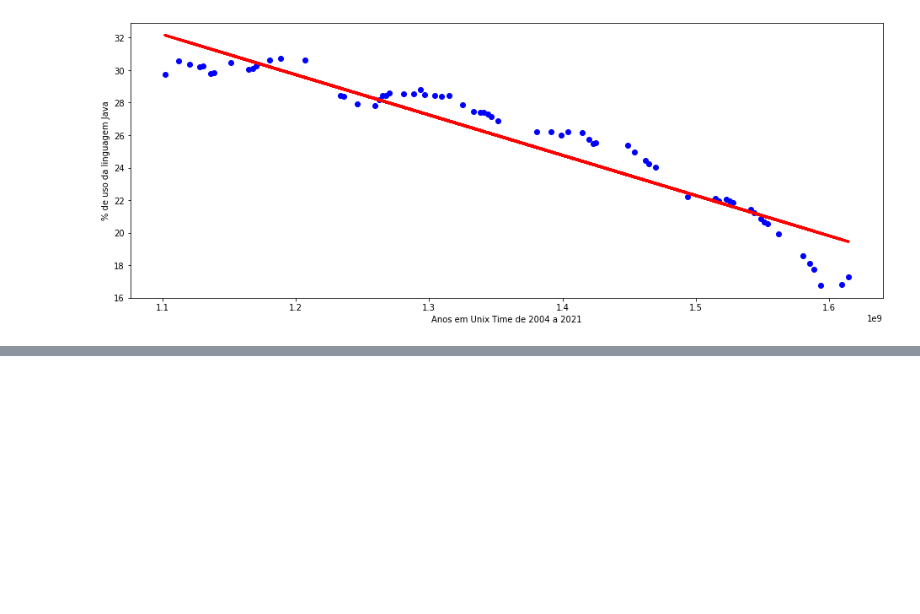
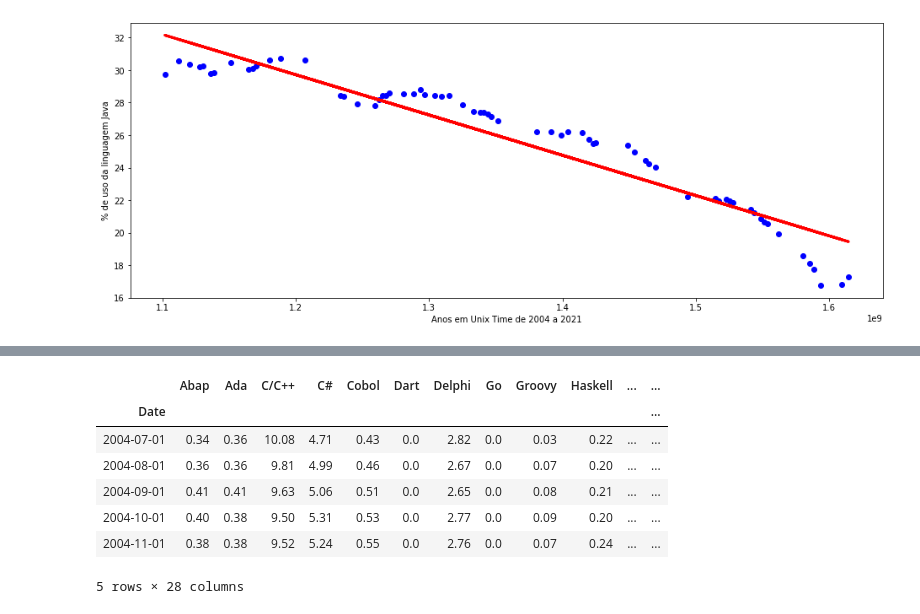
Before and after one commit to vhnegrisoli/machine-learning-linguagens-programacao, a Jupyter notebook: Análise Linguagens de Programação.ipynb, the cells around one changed output, grey strips where cells are left out. Saved outputs shown, nothing was run; the diff lists cells and outputs as text; code cells hidden in the pictures; blank space fills up the shorter version.

```diff
--- a/Análise Linguagens de Programação.ipynb
+++ b/Análise Linguagens de Programação.ipynb
@@ -85,0 +100,14 @@ plt.show()
+# %%
+dados['Date'] = pd.to_datetime(dados['Date'])
+dados.set_index('Date', inplace = True)
+
+dados.head()
+# %% [output]
+|  | Abap | Ada | C/C++ | C# | Cobol | Dart | Delphi | Go | Groovy | Haskell | ... | ... |
+| Date |  |  |  |  |  |  |  |  |  |  |  | ... |
+| 2004-07-01 | 0.34 | 0.36 | 10.08 | 4.71 | 0.43 | 0.0 | 2.82 | 0.0 | 0.03 | 0.22 | ... | ... |
+| 2004-08-01 | 0.36 | 0.36 | 9.81 | 4.99 | 0.46 | 0.0 | 2.67 | 0.0 | 0.07 | 0.20 | ... | ... |
+| 2004-09-01 | 0.41 | 0.41 | 9.63 | 5.06 | 0.51 | 0.0 | 2.65 | 0.0 | 0.08 | 0.21 | ... | ... |
+| 2004-10-01 | 0.40 | 0.38 | 9.50 | 5.31 | 0.53 | 0.0 | 2.77 | 0.0 | 0.09 | 0.20 | ... | ... |
+| 2004-11-01 | 0.38 | 0.38 | 9.52 | 5.24 | 0.55 | 0.0 | 2.76 | 0.0 | 0.07 | 0.24 | ... | ... |
+5 rows × 28 columns
```
Also changed, not shown: parts of 3 cells of this notebook, 1 other file.
